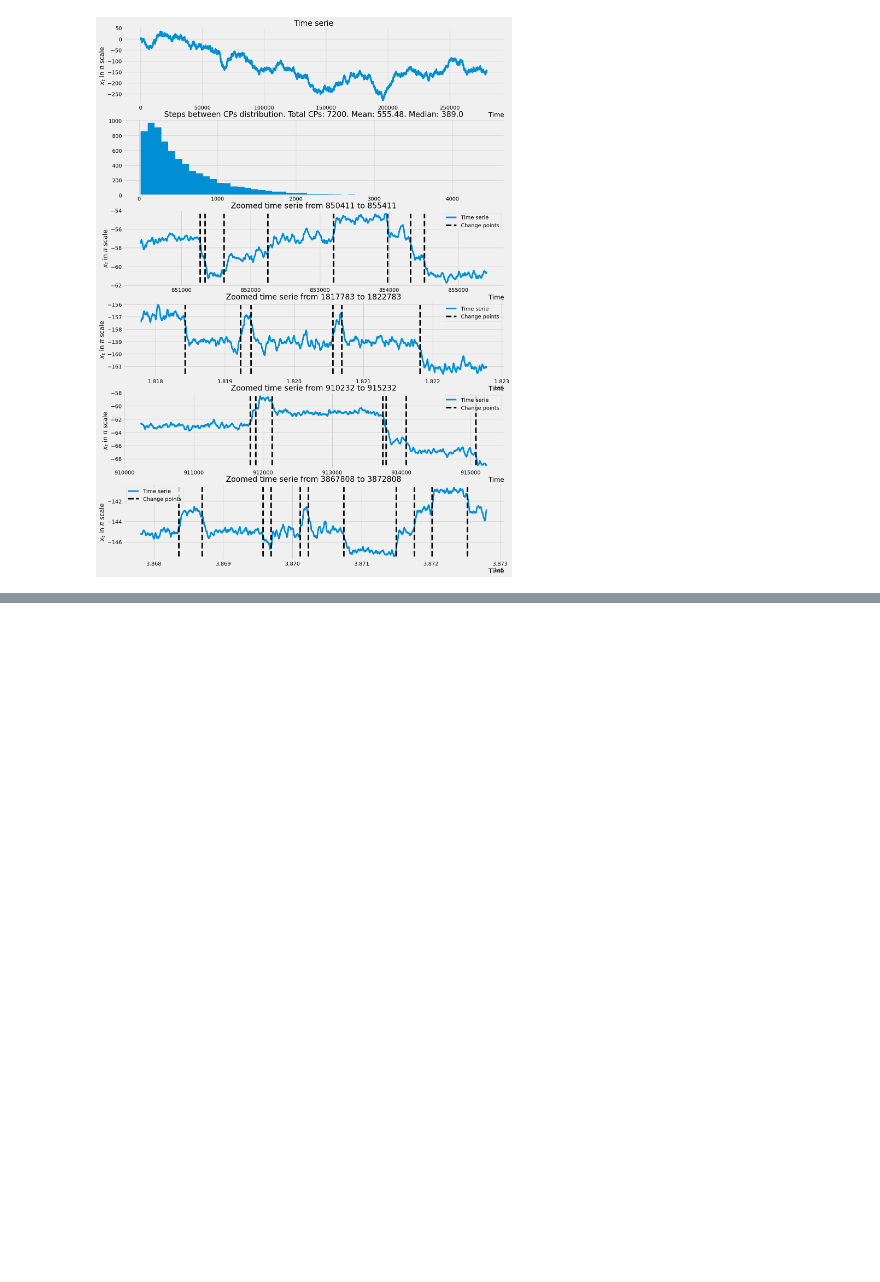
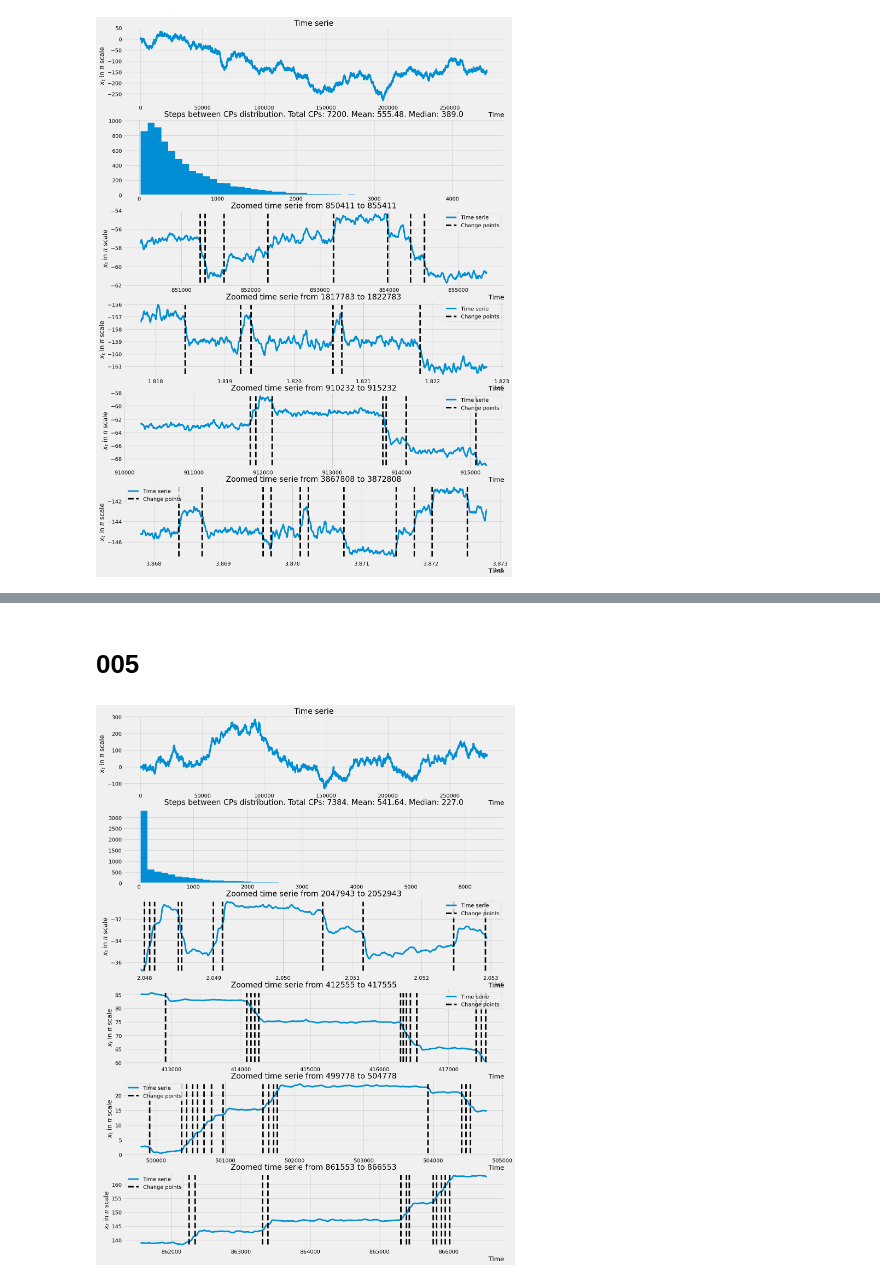
Before and after one commit to dzhunkoffski/change-point-detection, a Jupyter notebook: show_data.ipynb, the cells around one changed output, grey strips where cells are left out. Cells and saved outputs as stored; diff of their text form; code cells hidden in the pictures; blank space fills up the shorter version.

```diff
--- a/show_data.ipynb
+++ b/show_data.ipynb
@@ -66,0 +101,19 @@ timeserie = demonstrate(TS_PARAMS, STEP_SIZE, timeserie, cp_ixs, bins=50, subseq
+# %% [markdown]
+# 005
+# %%
+STEP_SIZE = 0.07
+MIN_STABILITY_DURATION = 1
+ID = '004'
+TS_PARAMS = {
+    'x0': np.pi,
+    'lambd': 0.1,
+    'n_steps': 4000000,
+    'alpha': 1.6,
+}
+
+integral_algo = IntegralAlgorithm(**TS_PARAMS)
+ts, _ = integral_algo.generate(step_size=STEP_SIZE)
+cp_ixs = find_change_points(ts, 1)
+ts = demonstrate(TS_PARAMS, STEP_SIZE, ts, cp_ixs, bins=50, subseq_len=5000)
+# %% [output]
+[figure, added]
```
Also changed, not shown: parts of 5 cells of this notebook, 7 other files.
